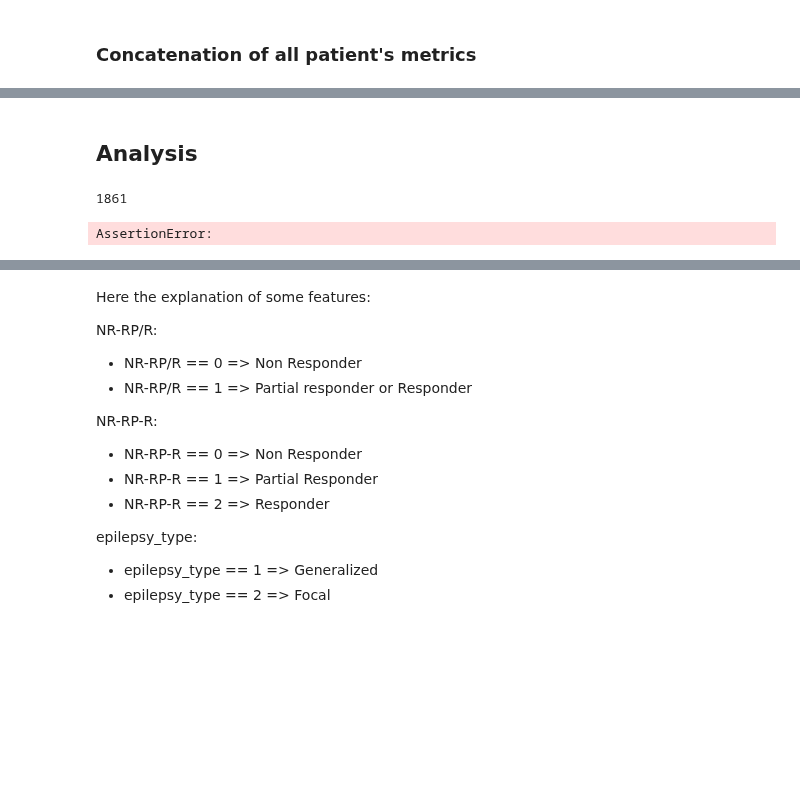
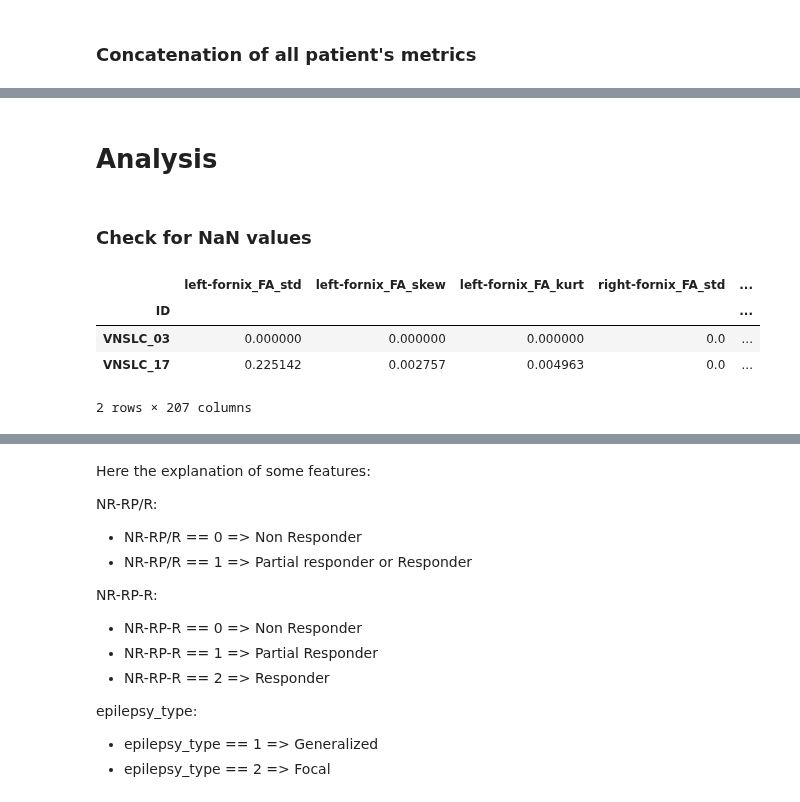
Before and after one commit to PiLAB-Medical-Imaging/TFE23-740_Epilepsy, a Jupyter notebook: src/analysis.ipynb, the cells around one changed output, grey strips where cells are left out. Drawn from its saved outputs; the diff is of its cells as text; code cells hidden in the pictures; blank space fills up the shorter version.

Commit message:
changed the null values are NaN

```diff
--- a/src/analysis.ipynb
+++ b/src/analysis.ipynb
@@ -51,8 +52,4 @@ df.to_csv("%s/dataset.csv" % stats_path, index=False)
 # %% [markdown]
-## Analysis
+# Analysis
-# %%
-df = pd.read_csv("%s/dataset.csv" % stats_path)
-df.head()
-# %% [output]
-1861
-AssertionError:
+# %%
+non_dMRIfeatures = ['NR-RP/R', 'NR-RP-R', 'age', 'therapy_duration', 'sex', 'AEDs', 'benzo', 'epilepsy_onset_age', 'epilepsy_type', 'epilepsy_duration']
@@ -58,0 +66,14 @@ AssertionError:
+# %% [markdown]
+### Check for NaN values
+# %%
+(df.isnull().sum(axis=0) == 1) # only the features with NaN values
+(df.isnull().sum(axis=1) > 0) # only the subjects with NaN valuse
+df_dMRI.loc[(df.isnull().sum(axis=1) > 0), (df.isnull().sum(axis=0) == 1)]
+
+df_dMRI.loc[(df_dMRI == 0).sum(axis=1) > 0, (df_dMRI == 0).sum(axis=0) > 0]
+# %% [output]
+|  | left-fornix_FA_std | left-fornix_FA_skew | left-fornix_FA_kurt | right-fornix_FA_std | ... |
+| ID |  |  |  |  | ... |
+| VNSLC_03 | 0.000000 | 0.000000 | 0.000000 | 0.0 | ... |
+| VNSLC_17 | 0.225142 | 0.002757 | 0.004963 | 0.0 | ... |
+2 rows × 207 columns
```
Also changed, not shown: parts of 13 cells of this notebook, 4 other files.
